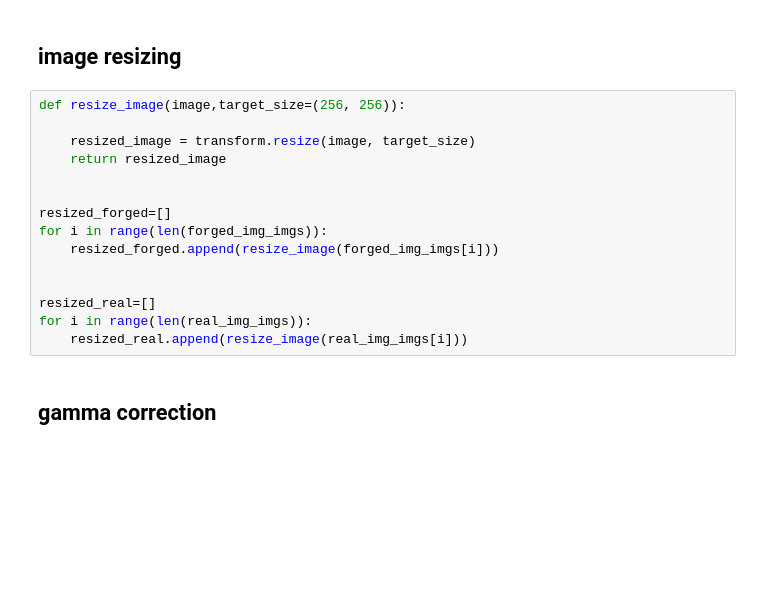
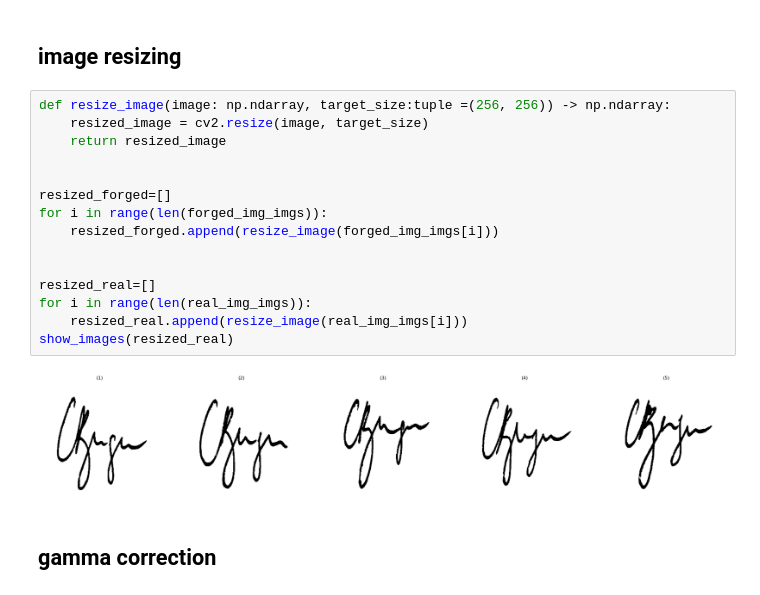
Before and after one commit to yasmin-hashem24/Signarture_verification_Image23, a Jupyter notebook: preprocessing.ipynb, the cells around one changed output. Drawn from its saved outputs; the diff is of its cells as text; blank space fills up the shorter version.

```diff
--- a/preprocessing.ipynb
+++ b/preprocessing.ipynb
@@ -46,20 +54,22 @@ for i in range(len(real_imgs)):
 # %% [markdown]
 ## image resizing
 # %%
-def resize_image(image,target_size=(256, 256)):
-
-    resized_image = transform.resize(image, target_size)
+def resize_image(image: np.ndarray, target_size:tuple =(256, 256)) -> np.ndarray:
+    resized_image = cv2.resize(image, target_size)
     return resized_image
 
 
 resized_forged=[]
 for i in range(len(forged_img_imgs)):
     resized_forged.append(resize_image(forged_img_imgs[i]))
 
 
 resized_real=[]
 for i in range(len(real_img_imgs)):
     resized_real.append(resize_image(real_img_imgs[i]))
+show_images(resized_real)
+# %% [output]
+[figure, added]
 # %% [markdown]
 ## gamma correction
 # %%
```
Also changed, not shown: parts of 4 cells of this notebook, 2 other files.
